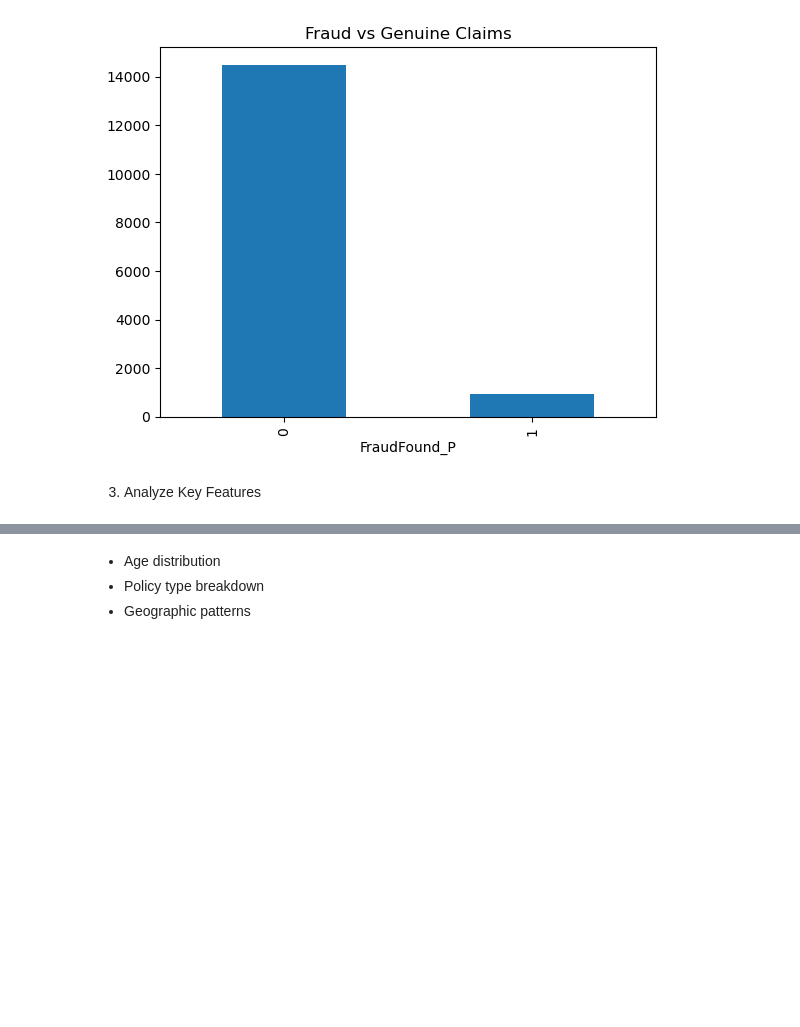
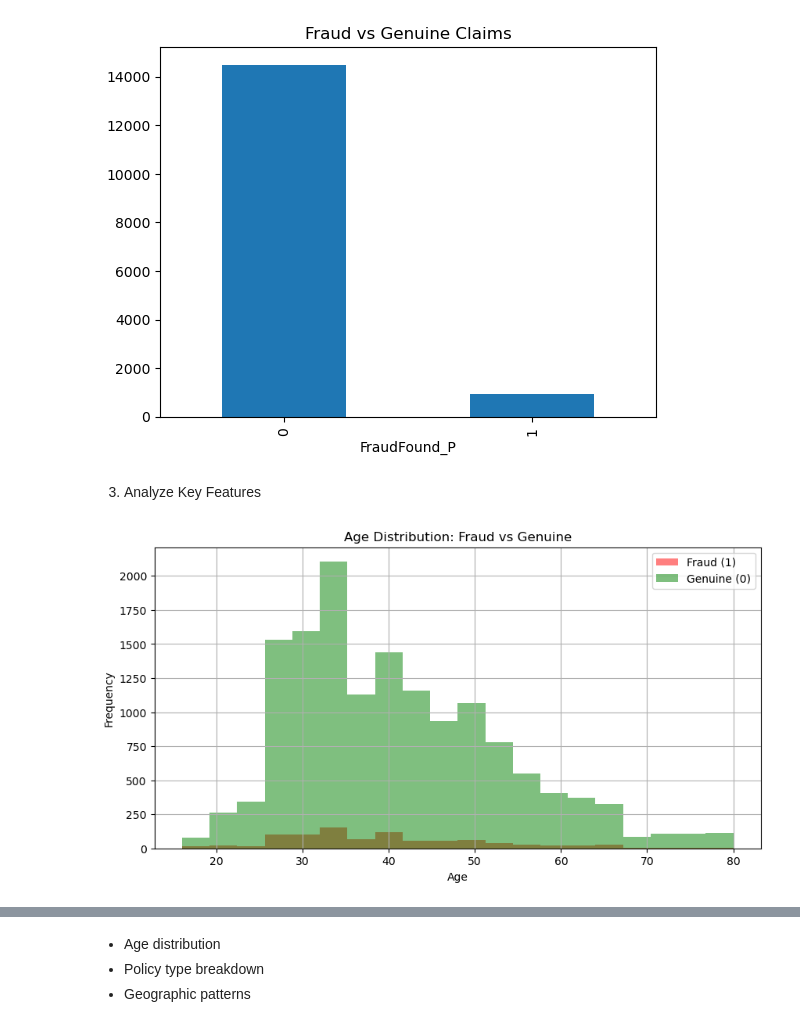
Before and after one commit to bhavikasahu09/FraudFinder, a Jupyter notebook: notebooks/02_eda.ipynb, the cells around one changed output, grey strips where cells are left out. Cells and saved outputs as stored; diff of their text form; code cells hidden in the pictures; blank space fills up the shorter version.

```diff
--- a/notebooks/02_eda.ipynb
+++ b/notebooks/02_eda.ipynb
@@ -65,12 +69,15 @@ plt.show()
 # %%
 # 2. Age Distribution by Fraud
 plt.figure(figsize=(10, 5))
-df[df['fraud_reported'] == 'Y']['age'].hist(bins=20, alpha=0.5, label='Fraud', color='red')
-df[df['fraud_reported'] == 'N']['age'].hist(bins=20, alpha=0.5, label='Genuine', color='green')
+df[df['FraudFound_P'] == 1]['Age'].hist(bins=20, alpha=0.5, label='Fraud (1)', color='red')
+df[df['FraudFound_P'] == 0]['Age'].hist(bins=20, alpha=0.5, label='Genuine (0)', color='green')
 plt.xlabel('Age')
 plt.ylabel('Frequency')
 plt.title('Age Distribution: Fraud vs Genuine')
 plt.legend()
+plt.savefig('age_distribution_fraud.png')
 plt.show()
+# %% [output]
+[figure, added]
 # %%
 # 3. Total Claim Amount (sum of all claim types)
```
Also changed, not shown: parts of 21 cells of this notebook, 13 other files.
